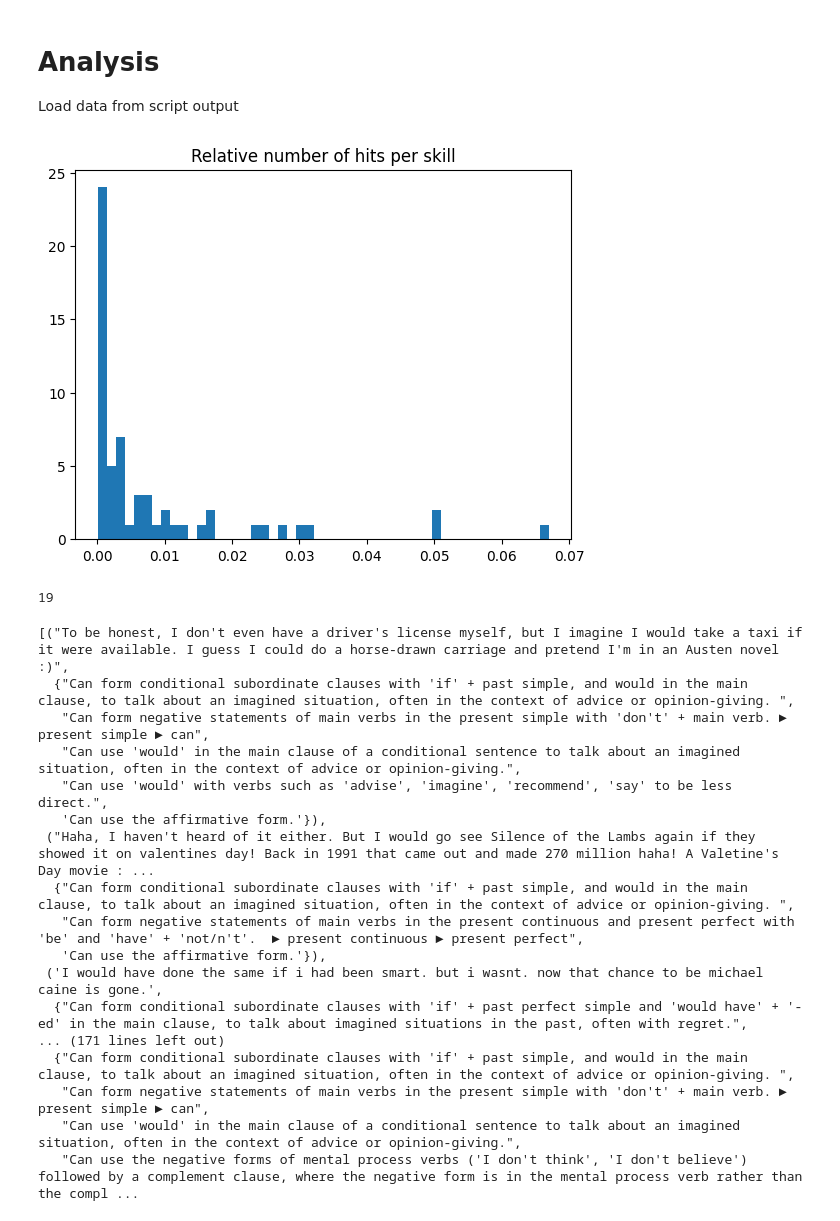
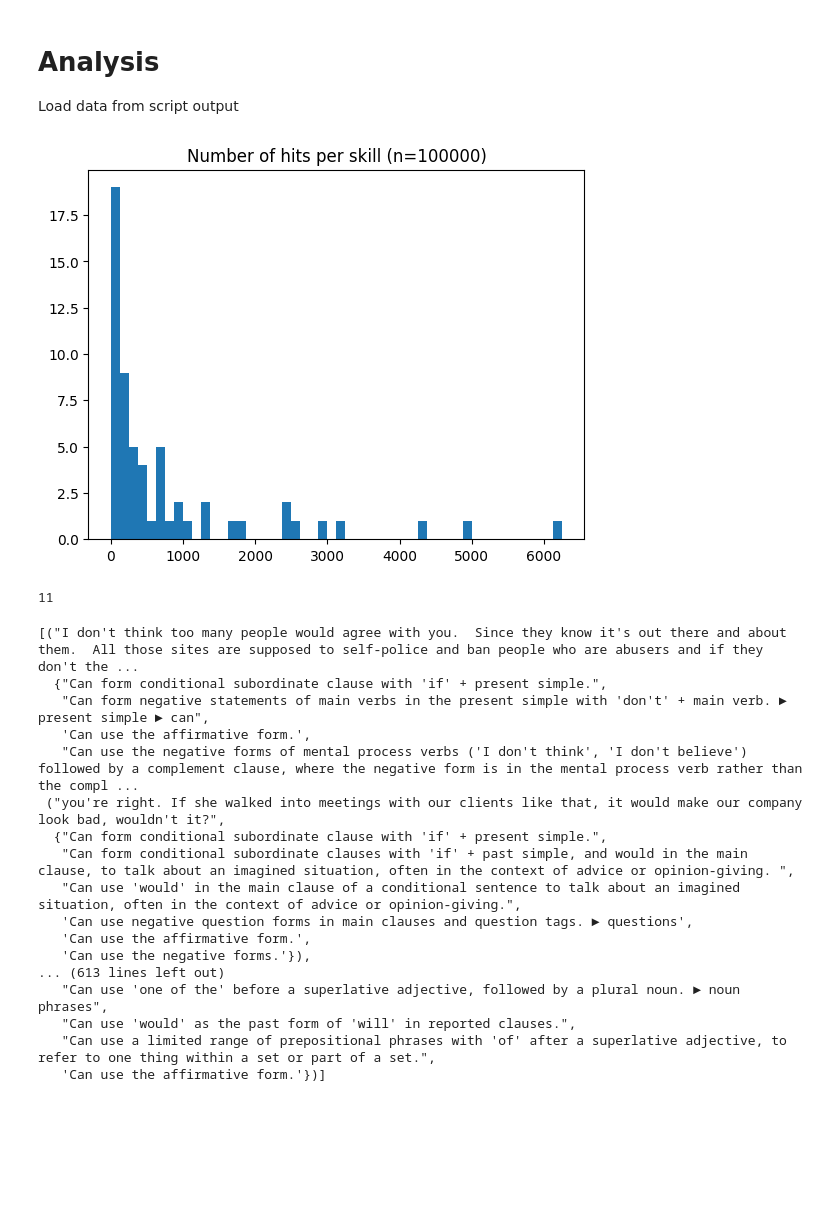
Before and after one commit to shivster2000/grammarctg, a Jupyter notebook: experiments/017_descriptive_stats.ipynb, the cells around one changed output. Saved outputs shown, nothing was run; the diff lists cells and outputs as text; code cells hidden in the pictures; blank space fills up the shorter version.

```diff
--- a/experiments/017_descriptive_stats.ipynb
+++ b/experiments/017_descriptive_stats.ipynb
@@ -138,14 +128,14 @@ with open(out_file, 'rb') as f:
     extracts = pickle.load(f)
 responses = np.array([e[1] for e in extracts])
 # %%
-hit_ratios = np.array([len(np.unique(indices))/len(extracts) for indices in all_hit_indices.values()])
+hit_ratios = np.array([len(np.unique(indices)) for indices in all_hit_indices.values()])
 plt.hist(hit_ratios, bins=50)
-plt.title("Relative number of hits per skill")
+plt.title(f"Number of hits per skill (n={len(extracts)})")
 plt.show()
 # %% [output]
-[figure, old version]
+[figure, new version]
 # %%
-(hit_ratios<0.001).sum()
+(hit_ratios<50).sum()
 # %% [output]
-19
+11
 # %%
@@ -157,25 +147,25 @@ found_cat_level = [{f"{egp.iloc[nr-1]['SubCategory']}-{egp.iloc[nr-1]['Level']}"
 num_rules = np.array([len(rules) for rules in found_rules])
 num_cats = np.array([len(cats) for cats in found_cats])
 # %%
-list(zip(responses[np.where(num_cats>2)], np.array(found_statements)[num_cats>2]))
+list(zip(responses[np.where(num_cats>2)], np.array(found_statements)[num_cats>2]))[1:100]
 # %% [output]
-[("To be honest, I don't even have a driver's license myself, but I imagine I would take a taxi if it were available. I guess I could do a horse-drawn carriage and pretend I'm in an Austen novel :)",
-  {"Can form conditional subordinate clauses with 'if' + past simple, and would in the main clause, to talk about an imagined situation, often in the context of advice or opinion-giving. ",
+[("I don't think too many people would agree with you.  Since they know it's out there and about them.  All those sites are supposed to self-police and ban people who are abusers and if they don't the ...
+  {"Can form conditional subordinate clause with 'if' + present simple.",
    "Can form negative statements of main verbs in the present simple with 'don't' + main verb. ► present simple ► can",
+   'Can use the affirmative form.',
+   "Can use the negative forms of mental process verbs ('I don't think', 'I don't believe') followed by a complement clause, where the negative form is in the mental process verb rather than the compl ...
+ ("you're right. If she walked into meetings with our clients like that, it would make our company look bad, wouldn't it?",
+  {"Can form conditional subordinate clause with 'if' + present simple.",
+   "Can form conditional subordinate clauses with 'if' + past simple, and would in the main clause, to talk about an imagined situation, often in the context of advice or opinion-giving. ",
    "Can use 'would' in the main clause of a conditional sentence to talk about an imagined situation, often in the context of advice or opinion-giving.",
-   "Can use 'would' with verbs such as 'advise', 'imagine', 'recommend', 'say' to be less direct.",
-   'Can use the affirmative form.'}),
- ("Haha, I haven't heard of it either. But I would go see Silence of the Lambs again if they showed it on valentines day! Back in 1991 that came out and made 270 million haha! A Valetine's Day movie : ...
-  {"Can form conditional subordinate clauses with 'if' + past simple, and would in the main clause, to talk about an imagined situation, often in the context of advice or opinion-giving. ",
-   "Can form negative statements of main verbs in the present continuous and present perfect with 'be' and 'have' + 'not/n't'.  ► present continuous ► present perfect",
-   'Can use the affirmative form.'}),
- ('I would have done the same if i had been smart. but i wasnt. now that chance to be michael caine is gone.',
-  {"Can form conditional subordinate clauses with 'if' + past perfect simple and 'would have' + '-ed' in the main clause, to talk about imagined situations in the past, often with regret.",
-... (171 lines left out)
-  {"Can form conditional subordinate clauses with 'if' + past simple, and would in the main clause, to talk about an imagined situation, often in the context of advice or opinion-giving. ",
-   "Can form negative statements of main verbs in the present simple with 'don't' + main verb. ► present simple ► can",
-   "Can use 'would' in the main clause of a conditional sentence to talk about an imagined situation, often in the context of advice or opinion-giving.",
-   "Can use the negative forms of mental process verbs ('I don't think', 'I don't believe') followed by a complement clause, where the negative form is in the mental process verb rather than the compl ...
+   'Can use negative question forms in main clauses and question tags. ► questions',
+   'Can use the affirmative form.',
+   'Can use the negative forms.'}),
+... (613 lines left out)
+   "Can use 'one of the' before a superlative adjective, followed by a plural noun. ► noun phrases",
+   "Can use 'would' as the past form of 'will' in reported clauses.",
+   "Can use a limited range of prepositional phrases with 'of' after a superlative adjective, to refer to one thing within a set or part of a set.",
+   'Can use the affirmative form.'})]
 # %%
 plt.hist(num_rules, bins=max(num_rules))
 plt.title("Number of skills per response")
```
Also changed, not shown: parts of 6 cells of this notebook, 5 other files.
